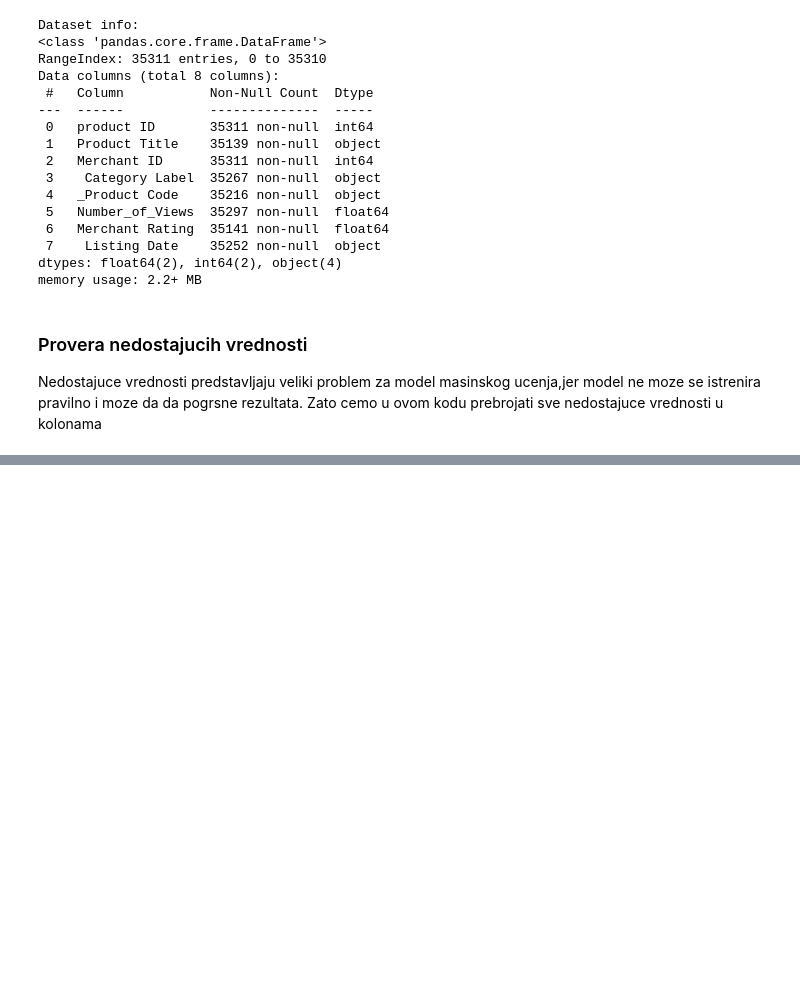
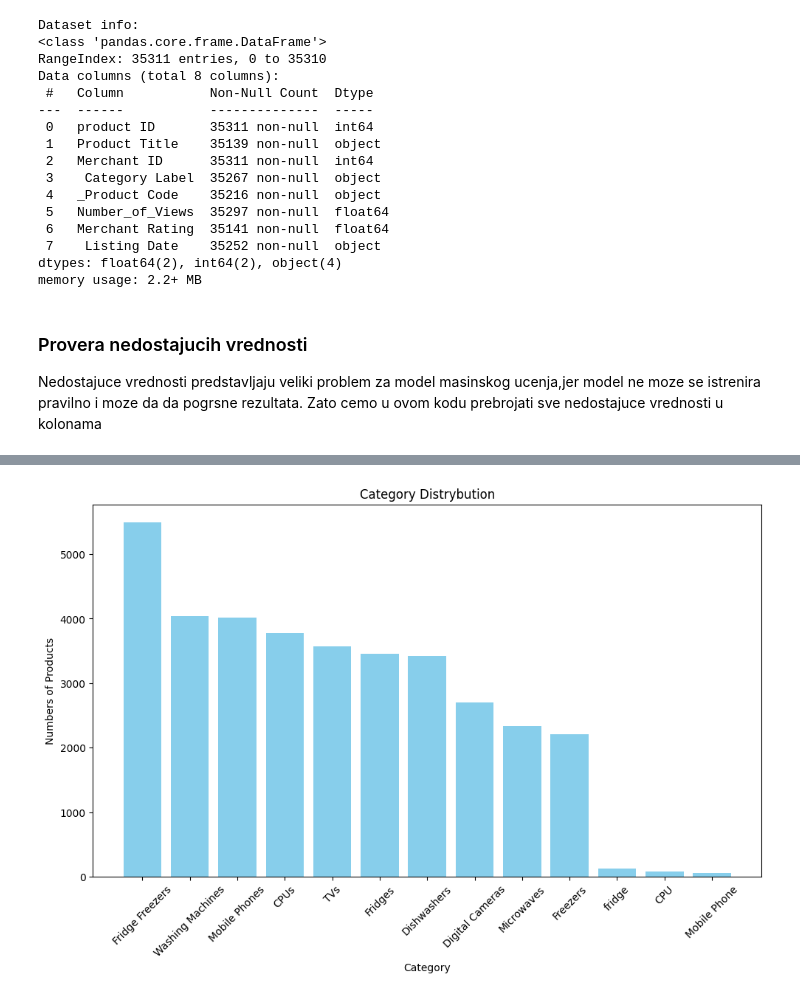
Before and after one commit to arsi-87/ml-final-project, a Jupyter notebook: notebook/AS_ML_Final_project.ipynb, the cells around one changed output, grey strips where cells are left out. Drawn from its saved outputs; the diff is of its cells as text; code cells hidden in the pictures; blank space fills up the shorter version.

Commit message:
Visualizatof of column Category Label

```diff
--- a/notebook/AS_ML_Final_project.ipynb
+++ b/notebook/AS_ML_Final_project.ipynb
@@ -72,0 +75,7 @@ dtype: int64
+# %%
+#Proveravamo koje vrednosti postoje u 'Category Label'
+
+category_count = df[' Category Label'].value_counts()
+print(category_count)
+
+print(df[' Category Label'].dtypes)
@@ -72,0 +99,16 @@ dtype: int64
+# %%
+from numpy import rot90
+import matplotlib.pyplot as plt
+import seaborn as sns
+
+plt.figure(figsize=(10, 6))
+plt.bar(category_count.index, category_count.values, color= "skyblue")
+plt.title("Category Distrybution")
+plt.xlabel("Category")
+plt.ylabel("Numbers of Products")
+
+plt.tight_layout()
+plt.xticks(rotation=45)
+plt.show()
+# %% [output]
+[figure, added]
```
Also changed, not shown: parts of 3 cells of this notebook.
